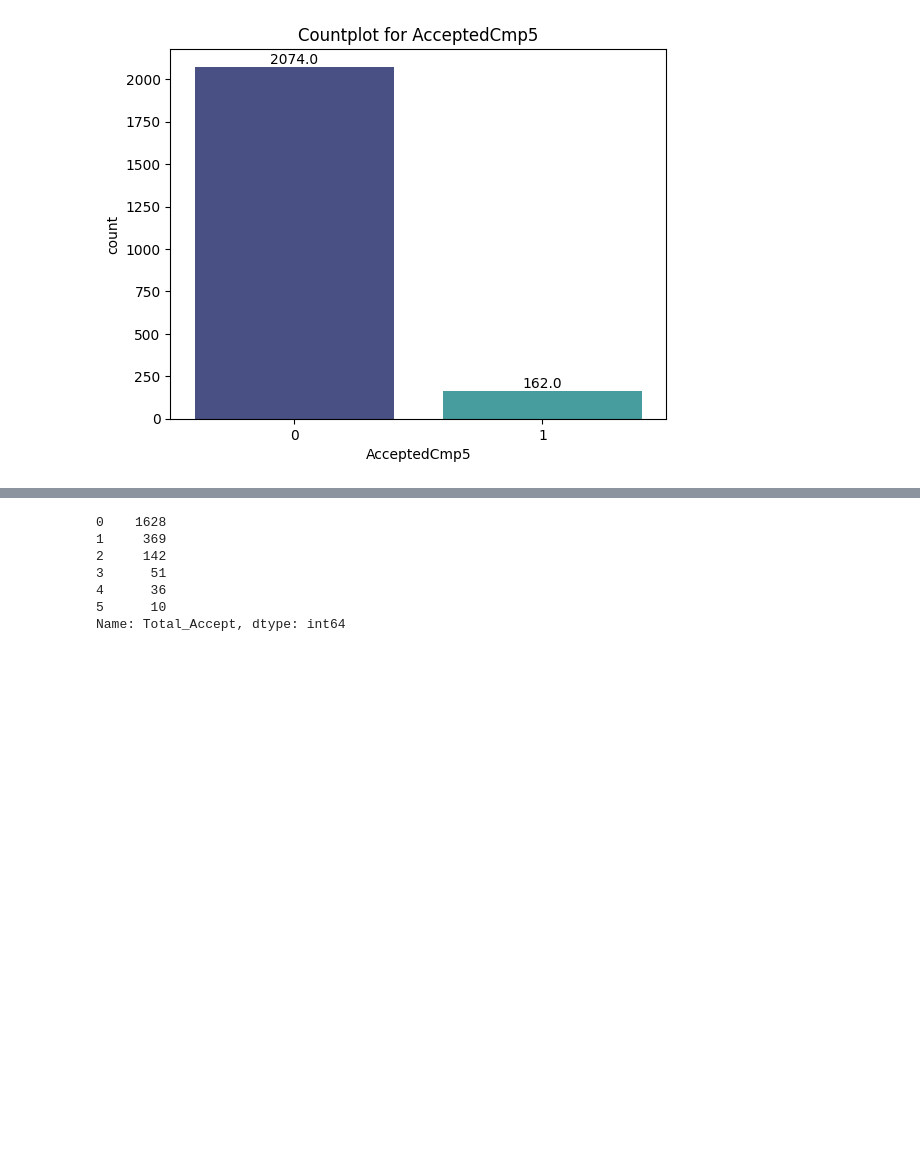
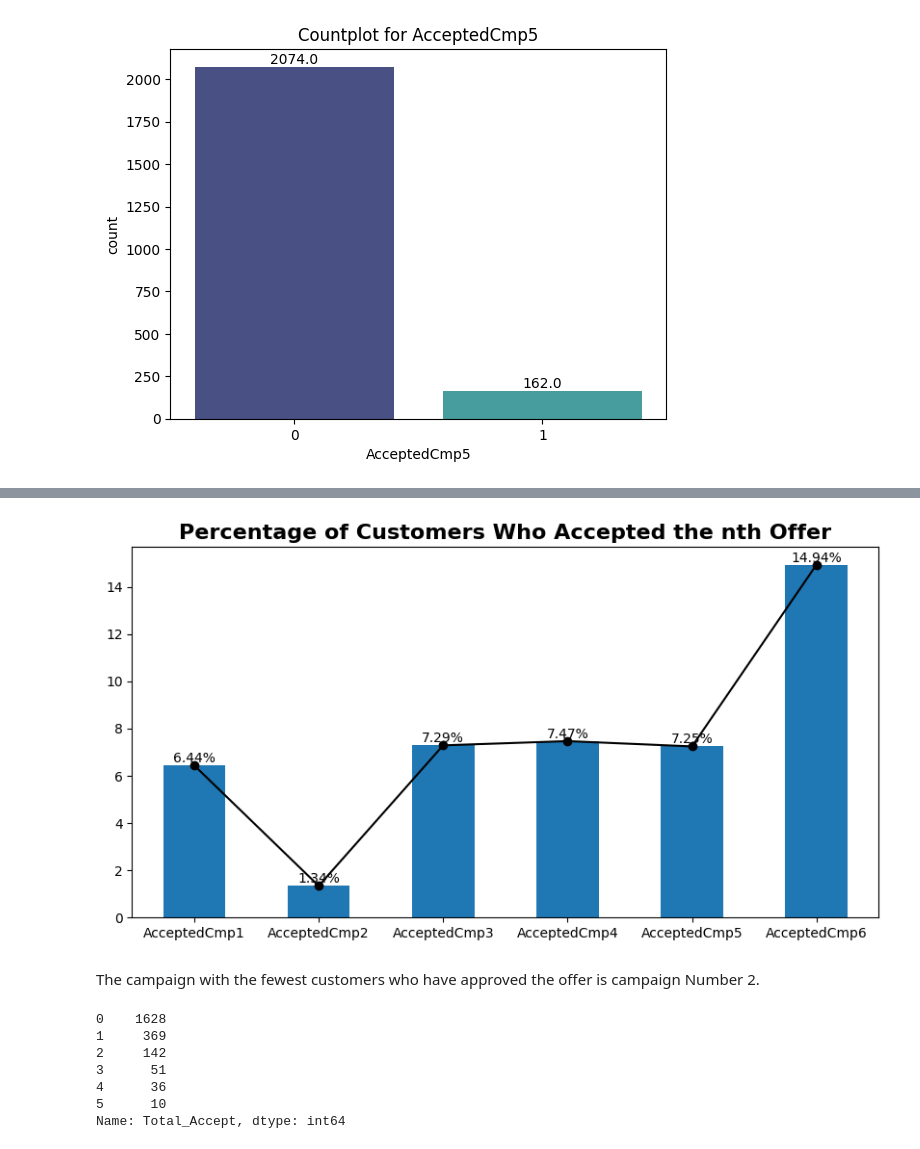
Before and after one commit to krisibraynova01/Thesis_TechnicalUnifersityofSofia, a Jupyter notebook: Graduation_thesis.ipynb, the cells around one changed output, grey strips where cells are left out. Drawn from its saved outputs; the diff is of its cells as text; code cells hidden in the pictures; blank space fills up the shorter version.

```diff
--- a/Graduation_thesis.ipynb
+++ b/Graduation_thesis.ipynb
@@ -509,3 +551,22 @@ The most successful marketing campaign or the campaign that most customers have
+# %%
+plt.figure(figsize=(10, 5))
+percent = df.sum()[['AcceptedCmp1', 'AcceptedCmp2', 'AcceptedCmp3', 'AcceptedCmp4', 'AcceptedCmp5', 'AcceptedCmp6']] * 100 / len(df)
+ax = percent.plot.bar()
+
+for i, p in enumerate(ax.patches):
+    x = p.get_x() + p.get_width() / 2
+    y = p.get_height()
+    percentage = f'{percent.iloc[i]:.2f}%'
+    ax.annotate(percentage, (x, y), ha='center', va='bottom')
+
+percent.plot(style='o-', colormap='copper')
+
+plt.title('Percentage of Customers Who Accepted the nth Offer', weight='bold', fontsize=16)
+plt.show()
+# %% [output]
+[figure, added]
+# %% [markdown]
+The campaign with the fewest customers who have approved the offer is campaign Number 2.
 # %%
 df['Total_Accept'].value_counts()
 # %% [output]
```
Also changed, not shown: parts of 32 cells of this notebook.
